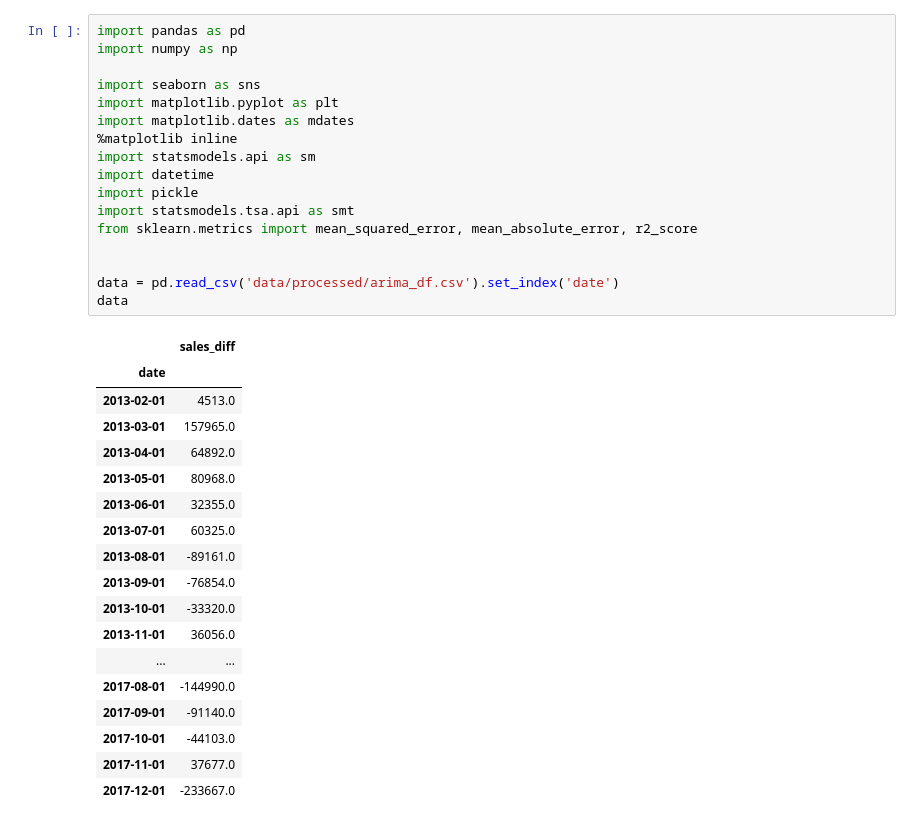
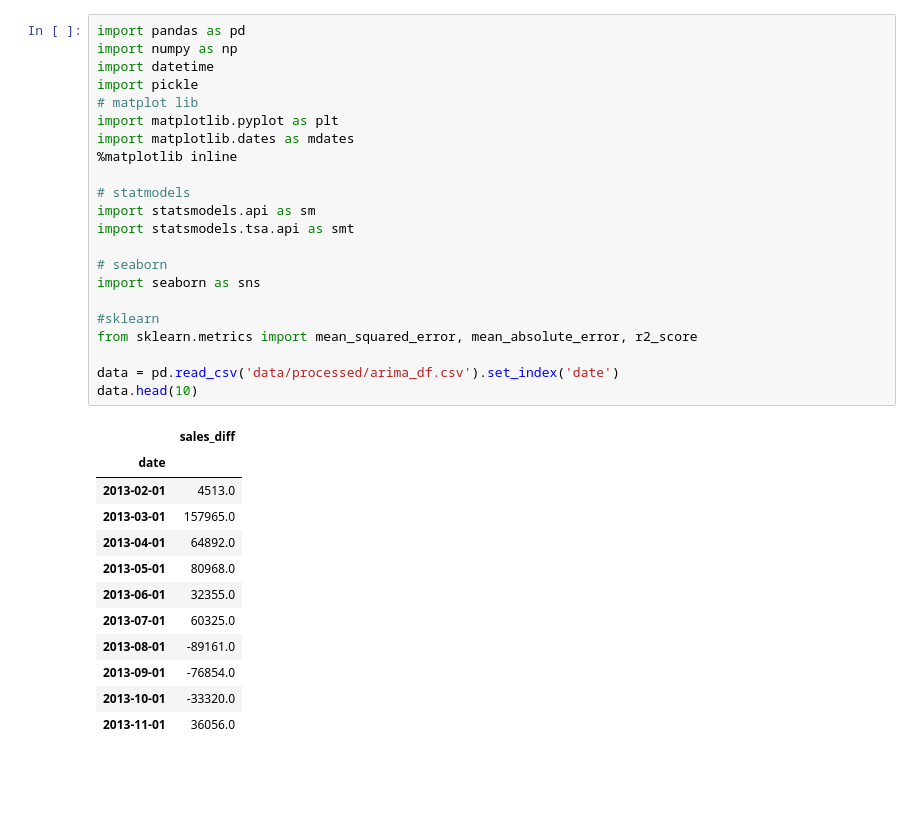
Before and after one commit to pklaudat/sales-data-forecast, a Jupyter notebook: arima.ipynb, the cells around one changed output. Cells and saved outputs as stored; diff of their text form; blank space fills up the shorter version.

```diff
--- a/arima.ipynb
+++ b/arima.ipynb
@@ -1,38 +1,37 @@
 # %%
 import pandas as pd
 import numpy as np
-
-import seaborn as sns
+import datetime
+import pickle
+# matplot lib
 import matplotlib.pyplot as plt
 import matplotlib.dates as mdates
 %matplotlib inline
+
+# statmodels
 import statsmodels.api as sm
-import datetime
-import pickle
 import statsmodels.tsa.api as smt
+
+# seaborn
+import seaborn as sns
+
+#sklearn
 from sklearn.metrics import mean_squared_error, mean_absolute_error, r2_score
 
-
 data = pd.read_csv('data/processed/arima_df.csv').set_index('date')
-data
+data.head(10)
 # %% [output]
 |  | sales_diff |
 | date |  |
 | 2013-02-01 | 4513.0 |
 | 2013-03-01 | 157965.0 |
 | 2013-04-01 | 64892.0 |
 | 2013-05-01 | 80968.0 |
 | 2013-06-01 | 32355.0 |
 | 2013-07-01 | 60325.0 |
 | 2013-08-01 | -89161.0 |
 | 2013-09-01 | -76854.0 |
 | 2013-10-01 | -33320.0 |
 | 2013-11-01 | 36056.0 |
-| ... | ... |
-| 2017-08-01 | -144990.0 |
-| 2017-09-01 | -91140.0 |
-| 2017-10-01 | -44103.0 |
-| 2017-11-01 | 37677.0 |
-| 2017-12-01 | -233667.0 |
 # %%
 # Model
```
Also changed, not shown: parts of 6 cells of this notebook, 3 other files.
